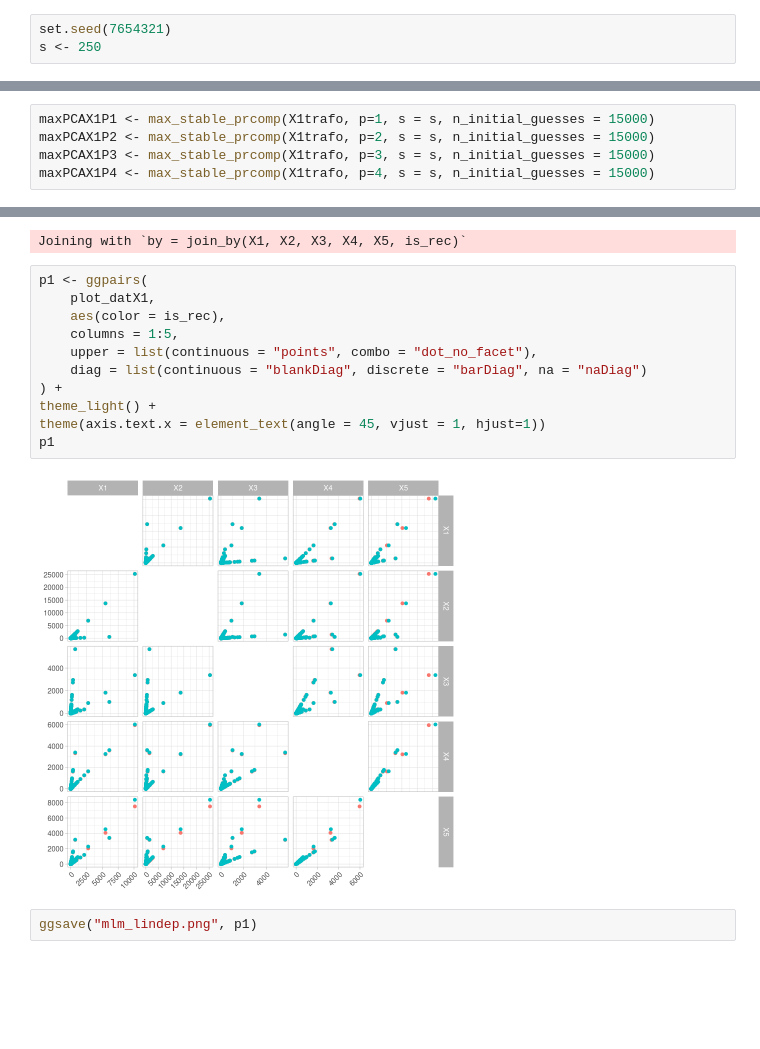
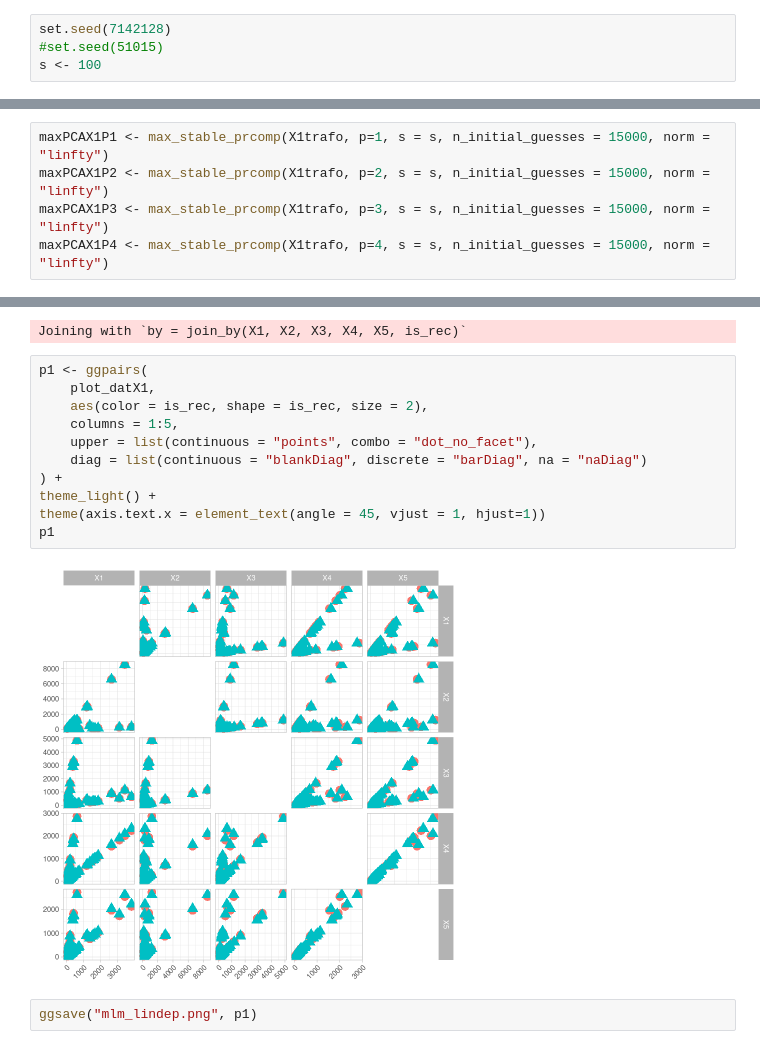
Before and after one commit to FelixRb96/maxstablePCA_examples, a Jupyter notebook: simulation_study/mlm.ipynb, the cells around one changed output, grey strips where cells are left out. Saved outputs shown, nothing was run; the diff lists cells and outputs as text; blank space fills up the shorter version.

Commit message:
adding other dimension reduction techniques and changing norms

```diff
--- a/simulation_study/mlm.ipynb
+++ b/simulation_study/mlm.ipynb
@@ -27,8 +27,9 @@ Registered S3 method overwritten by 'GGally':
 # %% [markdown]
 ### setup parameters and simulate data
 # %%
-set.seed(7654321)
-s <- 250
+set.seed(7142128)
+#set.seed(51015)
+s <- 100
 # %%
 A1 <- matrix(
     c(
@@ -64,10 +65,10 @@ length(which(rowSums(X1trafo) > s))
 # %% [markdown]
 # Perform max-stable PCA for perfectly reconstrucable simulated data
 # %%
-maxPCAX1P1 <- max_stable_prcomp(X1trafo, p=1, s = s, n_initial_guesses = 15000)
-maxPCAX1P2 <- max_stable_prcomp(X1trafo, p=2, s = s, n_initial_guesses = 15000)
-maxPCAX1P3 <- max_stable_prcomp(X1trafo, p=3, s = s, n_initial_guesses = 15000)
-maxPCAX1P4 <- max_stable_prcomp(X1trafo, p=4, s = s, n_initial_guesses = 15000)
+maxPCAX1P1 <- max_stable_prcomp(X1trafo, p=1, s = s, n_initial_guesses = 15000, norm = "linfty")
+maxPCAX1P2 <- max_stable_prcomp(X1trafo, p=2, s = s, n_initial_guesses = 15000, norm = "linfty")
+maxPCAX1P3 <- max_stable_prcomp(X1trafo, p=3, s = s, n_initial_guesses = 15000, norm = "linfty")
+maxPCAX1P4 <- max_stable_prcomp(X1trafo, p=4, s = s, n_initial_guesses = 15000, norm = "linfty")
 # %%
 maxPCAX1P3
 # %% [output]
@@ -198,16 +140,16 @@ Joining with `by = join_by(X1, X2, X3, X4, X5, is_rec)`
 # %%
 p1 <- ggpairs(
     plot_datX1,
-    aes(color = is_rec),
+    aes(color = is_rec, shape = is_rec, size = 2),
     columns = 1:5,
     upper = list(continuous = "points", combo = "dot_no_facet"),
     diag = list(continuous = "blankDiag", discrete = "barDiag", na = "naDiag")
 ) +
 theme_light() +
 theme(axis.text.x = element_text(angle = 45, vjust = 1, hjust=1))
 p1
 # %% [output]
-[figure, old version]
+[figure, new version]
 # %%
 ggsave("mlm_lindep.png", p1)
 # %% [output]
```
Also changed, not shown: parts of 45 cells of this notebook, 4 other files.
